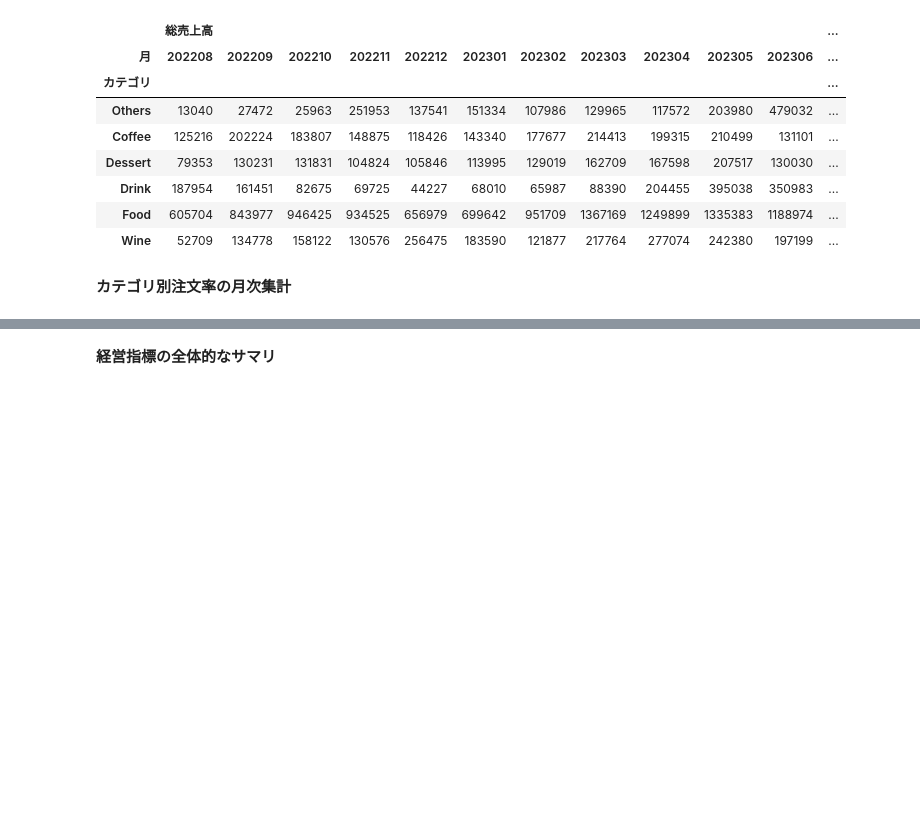
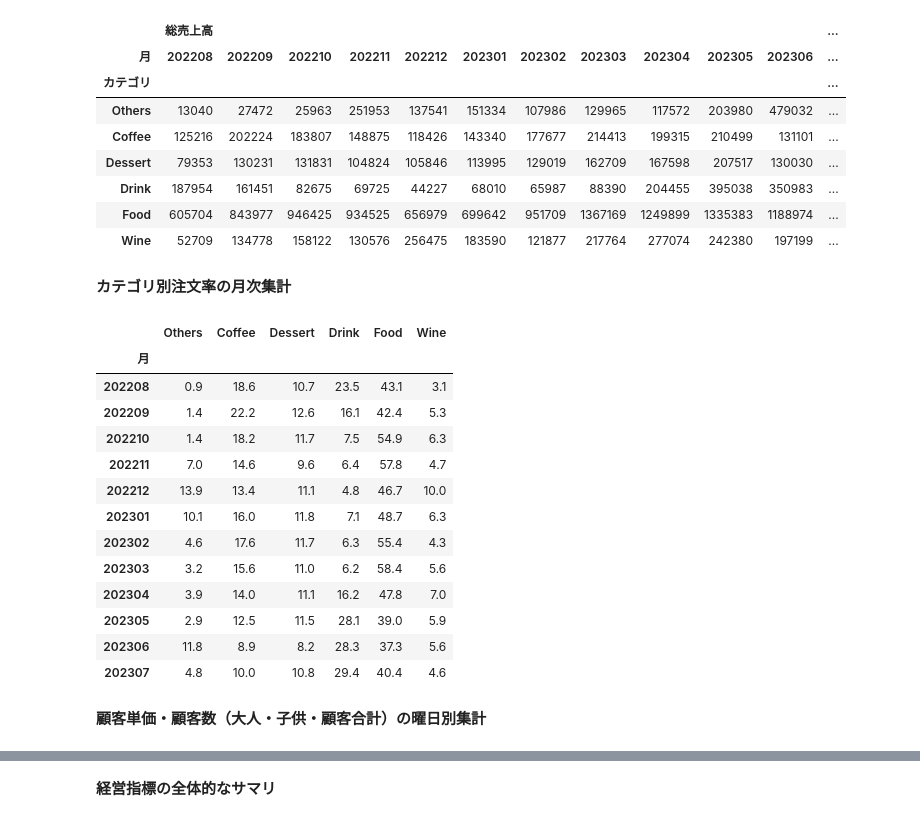
Before and after one commit to YoshiakiAsahara/for-intern, a Jupyter notebook: phase1.ipynb, the cells around one changed output, grey strips where cells are left out. Drawn from its saved outputs; the diff is of its cells as text; code cells hidden in the pictures; blank space fills up the shorter version.

```diff
--- a/phase1.ipynb
+++ b/phase1.ipynb
@@ -242,3 +243,22 @@ for category in month_rate_category_df.columns[:-1]:  # 合計列を除外しま
 #注文率を取り出す
 result_month_rate_category_df =pd.DataFrame(np.round(month_rate_category_df.iloc[:,7:],3)*100)
 result_month_rate_category_df.columns = ['Others', 'Coffee', 'Dessert', 'Drink', 'Food', 'Wine']
+# %%
+result_month_rate_category_df
+# %% [output]
+|  | Others | Coffee | Dessert | Drink | Food | Wine |
+| 月 |  |  |  |  |  |  |
+| 202208 | 0.9 | 18.6 | 10.7 | 23.5 | 43.1 | 3.1 |
+| 202209 | 1.4 | 22.2 | 12.6 | 16.1 | 42.4 | 5.3 |
+| 202210 | 1.4 | 18.2 | 11.7 | 7.5 | 54.9 | 6.3 |
+| 202211 | 7.0 | 14.6 | 9.6 | 6.4 | 57.8 | 4.7 |
+| 202212 | 13.9 | 13.4 | 11.1 | 4.8 | 46.7 | 10.0 |
+| 202301 | 10.1 | 16.0 | 11.8 | 7.1 | 48.7 | 6.3 |
+| 202302 | 4.6 | 17.6 | 11.7 | 6.3 | 55.4 | 4.3 |
+| 202303 | 3.2 | 15.6 | 11.0 | 6.2 | 58.4 | 5.6 |
+| 202304 | 3.9 | 14.0 | 11.1 | 16.2 | 47.8 | 7.0 |
+| 202305 | 2.9 | 12.5 | 11.5 | 28.1 | 39.0 | 5.9 |
+| 202306 | 11.8 | 8.9 | 8.2 | 28.3 | 37.3 | 5.6 |
+| 202307 | 4.8 | 10.0 | 10.8 | 29.4 | 40.4 | 4.6 |
+# %% [markdown]
+**顧客単価・顧客数（大人・子供・顧客合計）の曜日別集計**
```
Also changed, not shown: parts of 23 cells of this notebook.
